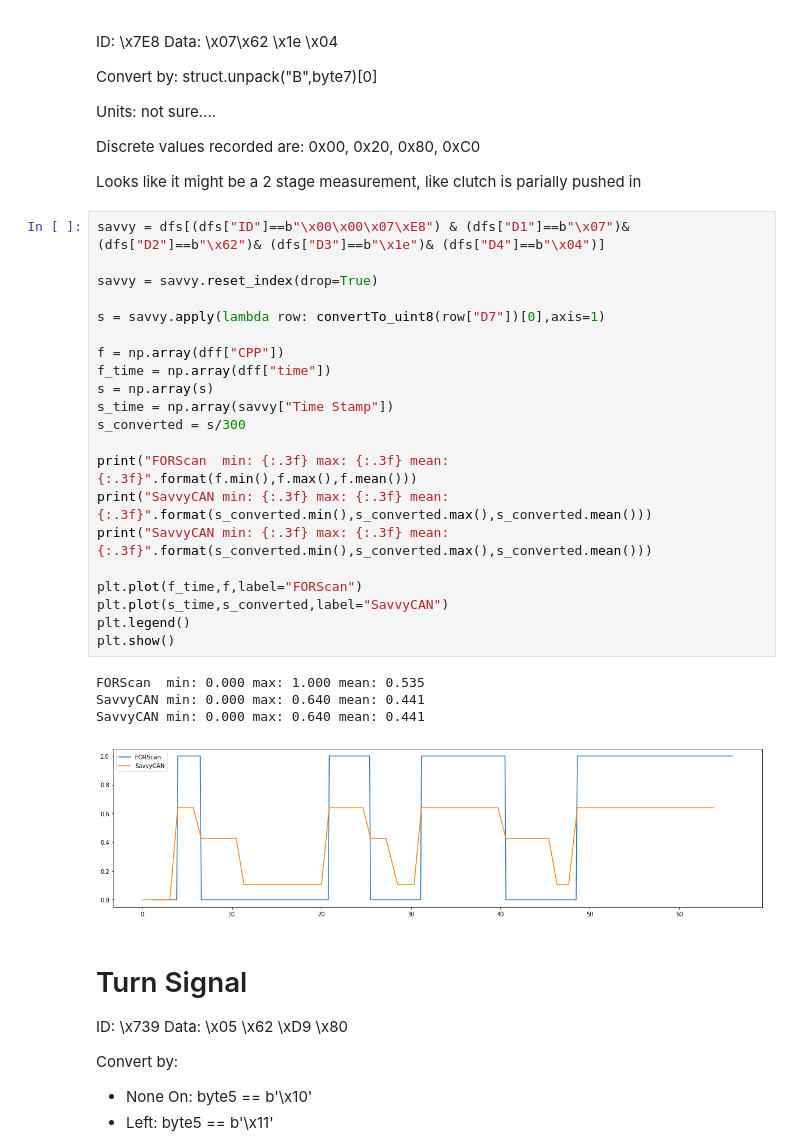
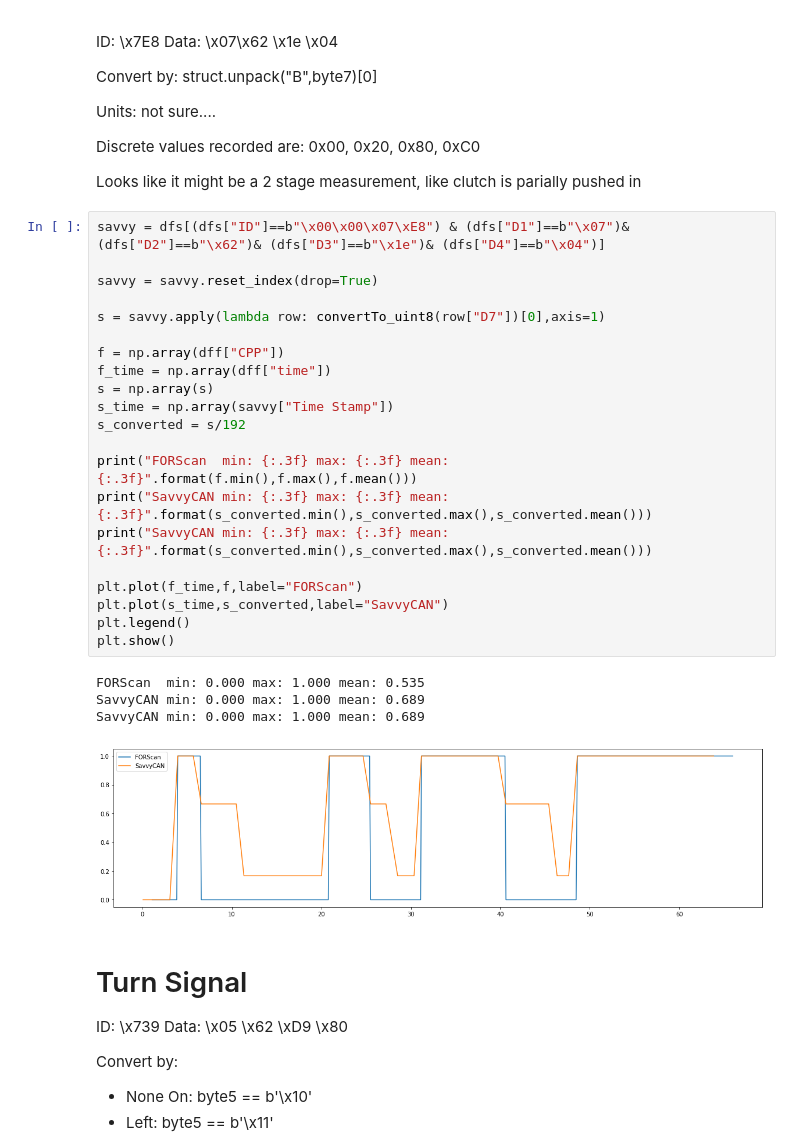
Before and after one commit to denck007/DrivingRecorder, a Jupyter notebook: RE_forscan_vs_savvycan.ipynb, the cells around one changed output. Saved outputs shown, nothing was run; the diff lists cells and outputs as text.

```diff
--- a/RE_forscan_vs_savvycan.ipynb
+++ b/RE_forscan_vs_savvycan.ipynb
@@ -475,29 +475,29 @@ Looks like it might be a 2 stage measurement, like clutch is parially pushed in
 # %%
 savvy = dfs[(dfs["ID"]==b"\x00\x00\x07\xE8") & (dfs["D1"]==b"\x07")& (dfs["D2"]==b"\x62")& (dfs["D3"]==b"\x1e")& (dfs["D4"]==b"\x04")]
 
 savvy = savvy.reset_index(drop=True)
 
 s = savvy.apply(lambda row: convertTo_uint8(row["D7"])[0],axis=1)
 
 f = np.array(dff["CPP"])
 f_time = np.array(dff["time"])
 s = np.array(s)
 s_time = np.array(savvy["Time Stamp"])
-s_converted = s/300
+s_converted = s/192
 
 print("FORScan  min: {:.3f} max: {:.3f} mean: {:.3f}".format(f.min(),f.max(),f.mean()))
 print("SavvyCAN min: {:.3f} max: {:.3f} mean: {:.3f}".format(s_converted.min(),s_converted.max(),s_converted.mean()))
 print("SavvyCAN min: {:.3f} max: {:.3f} mean: {:.3f}".format(s_converted.min(),s_converted.max(),s_converted.mean()))
 
 plt.plot(f_time,f,label="FORScan")
 plt.plot(s_time,s_converted,label="SavvyCAN")
 plt.legend()
 plt.show()
 # %% [output]
 FORScan  min: 0.000 max: 1.000 mean: 0.535
-SavvyCAN min: 0.000 max: 0.640 mean: 0.441
-SavvyCAN min: 0.000 max: 0.640 mean: 0.441
+SavvyCAN min: 0.000 max: 1.000 mean: 0.689
+SavvyCAN min: 0.000 max: 1.000 mean: 0.689
-[figure, old version]
+[figure, new version]
 # %% [markdown]
 # Turn Signal
 ID: \x739    Data: \x05 \x62 \xD9 \x80
```
Also changed, not shown: parts of 1 cell of this notebook.
